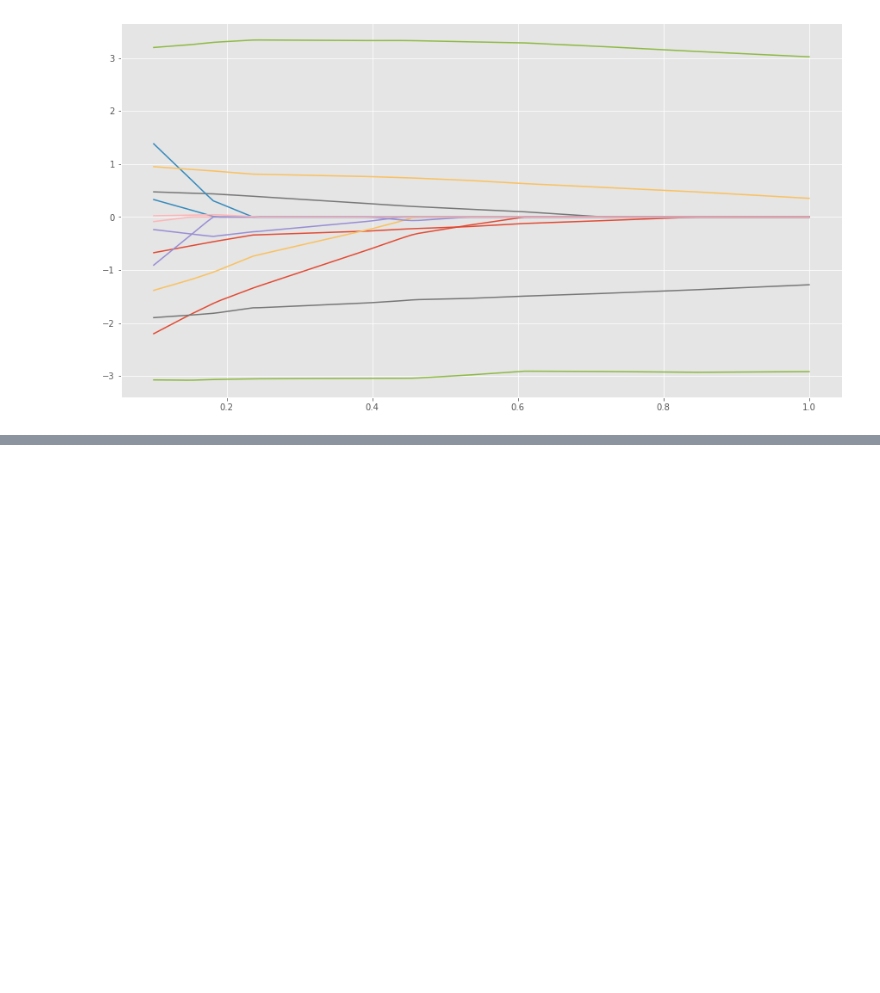
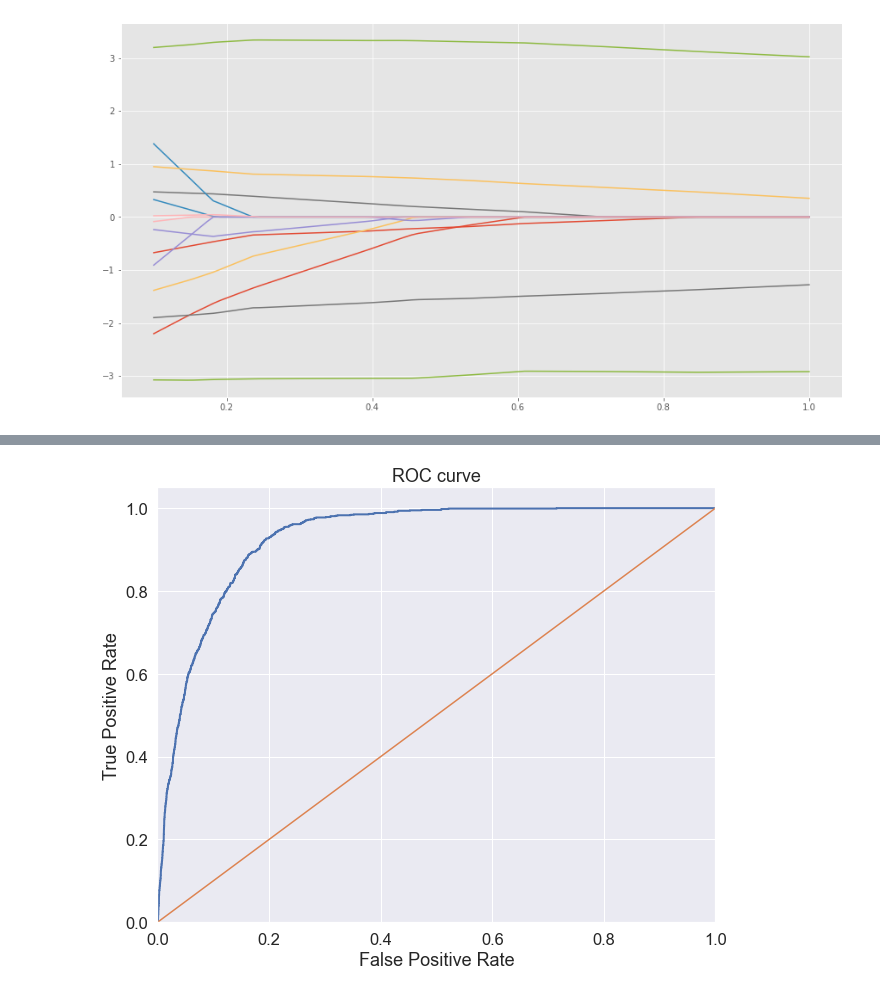
Before and after one commit to RodjonSobiani/ml_learning, a Jupyter notebook: Courses/Practice.ipynb, the cells around one changed output, grey strips where cells are left out. Cells and saved outputs as stored; diff of their text form; code cells hidden in the pictures; blank space fills up the shorter version.

```diff
--- a/Courses/Practice.ipynb
+++ b/Courses/Practice.ipynb
@@ -806,0 +895,2 @@ plt.show()
+# %%
+X_train, X_test, y_train, y_test = train_test_split(X, y, test_size=0.2)
@@ -806,0 +903,3 @@ plt.show()
+# %%
+model_svm = SVC(kernel='linear', class_weight='balanced')
+model_svm.fit(X_train, y_train)
@@ -806,0 +931,3 @@ plt.show()
+# %%
+model_logistic = LogisticRegression(solver='lbfgs', max_iter=5000)
+model_logistic.fit(X_train, y_train)
@@ -806,0 +959,23 @@ plt.show()
+# %%
+import seaborn as sns
+import matplotlib.pyplot as plt
+def curve(X_test, y_test, lr):
+    sns.set(font_scale=1.5)
+    sns.set_color_codes("muted")
+
+    plt.figure(figsize=(10, 8))
+    fpr, tpr, thresholds = roc_curve(y_test, lr.predict_proba(X_test)[:,1], pos_label=1)
+    lw = 2
+    plt.plot(fpr, tpr, lw=lw, label='ROC curve ')
+    plt.plot([0, 1], [0, 1])
+    plt.xlim([0.0, 1.0])
+    plt.ylim([0.0, 1.05])
+    plt.xlabel('False Positive Rate')
+    plt.ylabel('True Positive Rate')
+    plt.title('ROC curve')
+#     plt.savefig("ROC.png")
+    plt.show()
+# %%
+curve(X_test, y_test, model_logistic)
+# %% [output]
+[figure, added]
```
Also changed, not shown: parts of 18 cells of this notebook.
